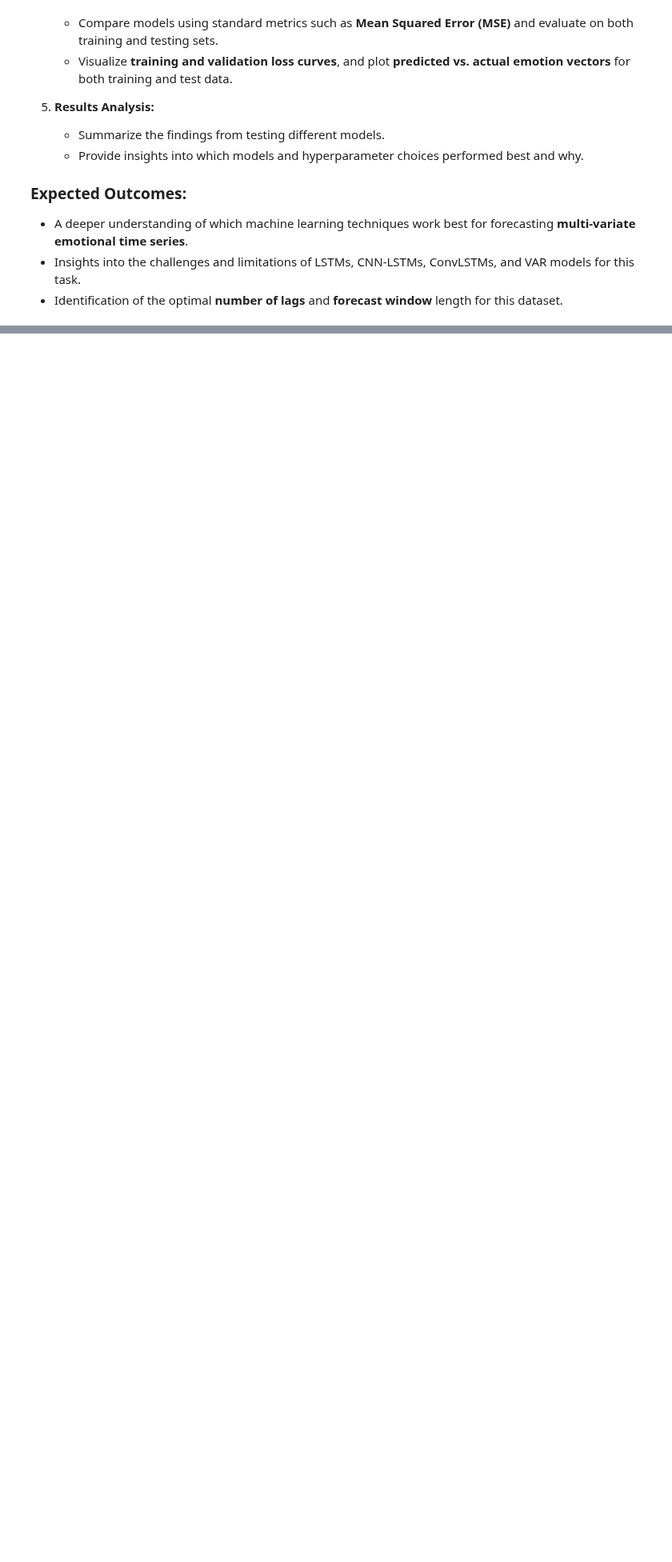
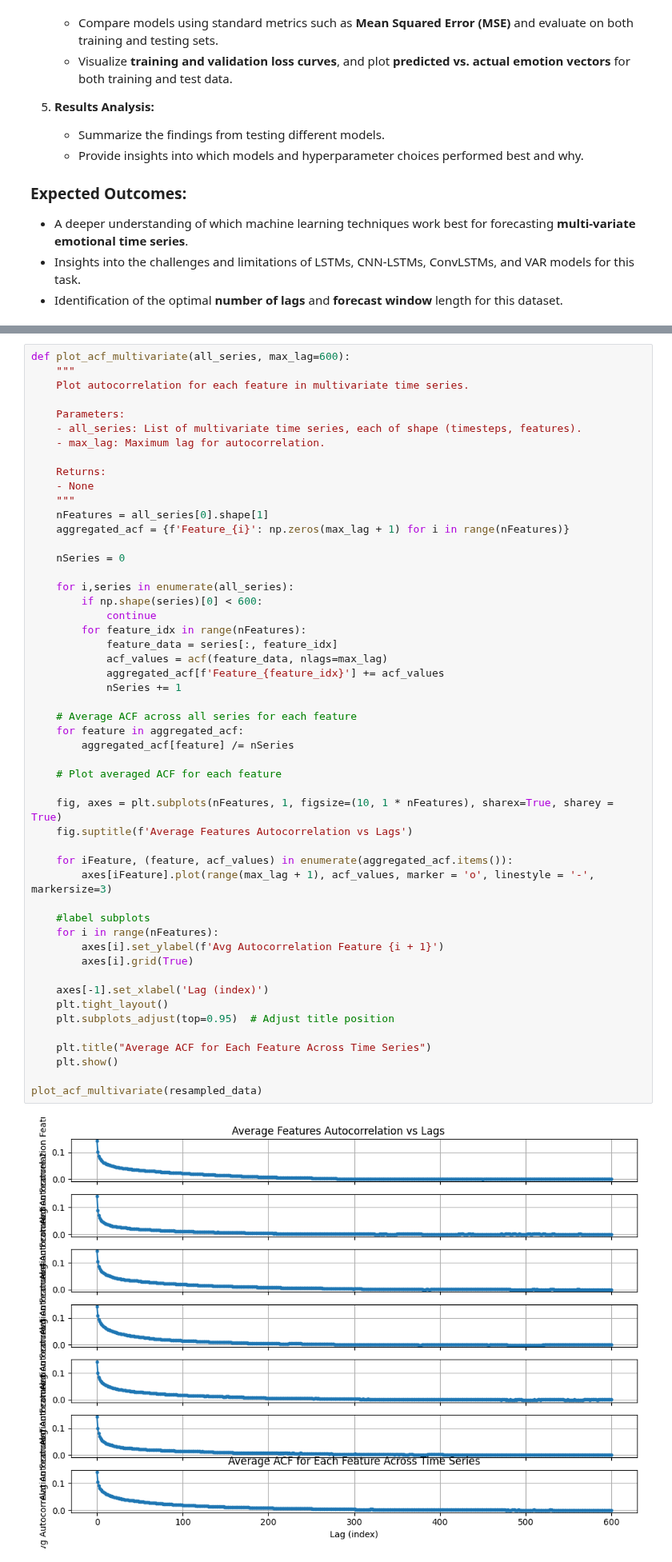
Before and after one commit to ArnavTapadia/emili_TimeSeriesPredictor, a Jupyter notebook: time_series_predictor/Notebooks/Multivariate_Emotion_Forecasting.ipynb, the cells around one changed output, grey strips where cells are left out. Shown at 80% size. Cells and saved outputs as stored; diff of their text form; blank space fills up the shorter version.

```diff
--- a/time_series_predictor/Notebooks/Multivariate_Emotion_Forecasting.ipynb
+++ b/time_series_predictor/Notebooks/Multivariate_Emotion_Forecasting.ipynb
@@ -54,0 +152,53 @@ The ultimate objective is to design a **machine learning model** capable of trai
+# %%
+def plot_acf_multivariate(all_series, max_lag=600):
+    """
+    Plot autocorrelation for each feature in multivariate time series.
+
+    Parameters:
+    - all_series: List of multivariate time series, each of shape (timesteps, features).
+    - max_lag: Maximum lag for autocorrelation.
+
+    Returns:
+    - None
+    """
+    nFeatures = all_series[0].shape[1]
+    aggregated_acf = {f'Feature_{i}': np.zeros(max_lag + 1) for i in range(nFeatures)}
+
+    nSeries = 0
+
+    for i,series in enumerate(all_series):
+        if np.shape(series)[0] < 600:
+            continue
+        for feature_idx in range(nFeatures):
+            feature_data = series[:, feature_idx]
+            acf_values = acf(feature_data, nlags=max_lag)
+            aggregated_acf[f'Feature_{feature_idx}'] += acf_values
+            nSeries += 1
+
+    # Average ACF across all series for each feature
+    for feature in aggregated_acf:
+        aggregated_acf[feature] /= nSeries
+
+    # Plot averaged ACF for each feature
+
+    fig, axes = plt.subplots(nFeatures, 1, figsize=(10, 1 * nFeatures), sharex=True, sharey = True)
+    fig.suptitle(f'Average Features Autocorrelation vs Lags')
+
+    for iFeature, (feature, acf_values) in enumerate(aggregated_acf.items()):
+        axes[iFeature].plot(range(max_lag + 1), acf_values, marker = 'o', linestyle = '-', markersize=3)
+
+    #label subplots
+    for i in range(nFeatures):
+        axes[i].set_ylabel(f'Avg Autocorrelation Feature {i + 1}')
+        axes[i].grid(True)
+
+    axes[-1].set_xlabel('Lag (index)')
+    plt.tight_layout()
+    plt.subplots_adjust(top=0.95)  # Adjust title position
+
+    plt.title("Average ACF for Each Feature Across Time Series")
+    plt.show()
+
+plot_acf_multivariate(resampled_data)
+# %% [output]
+[figure, added]
```
Also changed, not shown: parts of 7 cells of this notebook.
